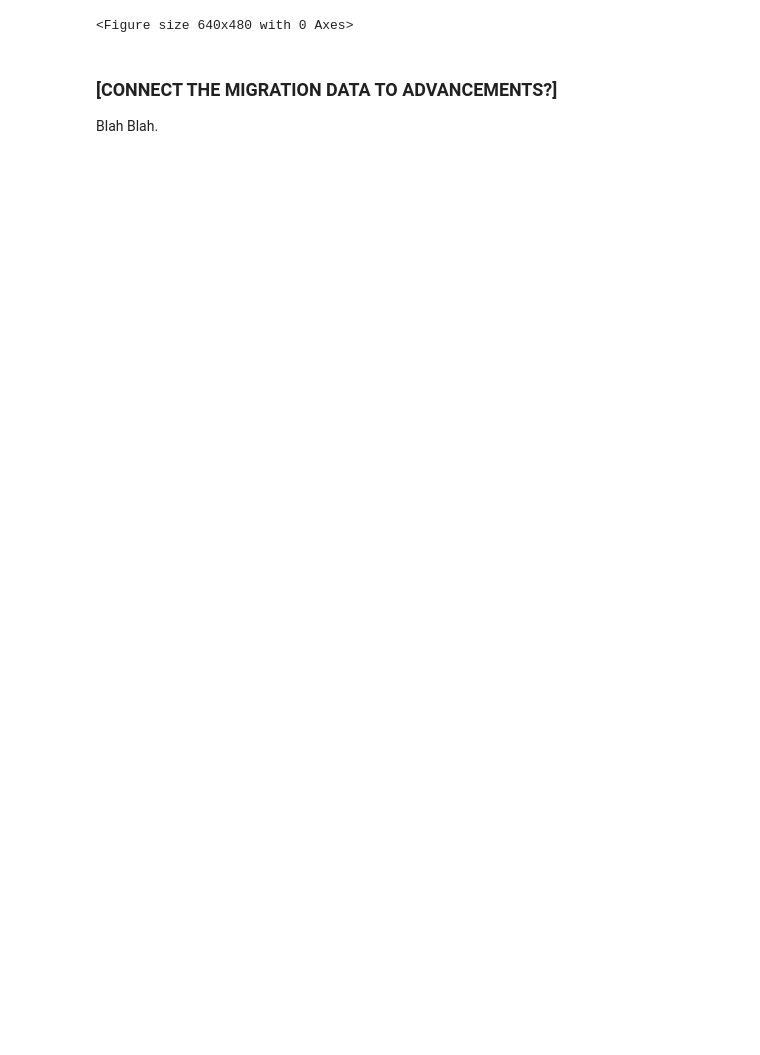
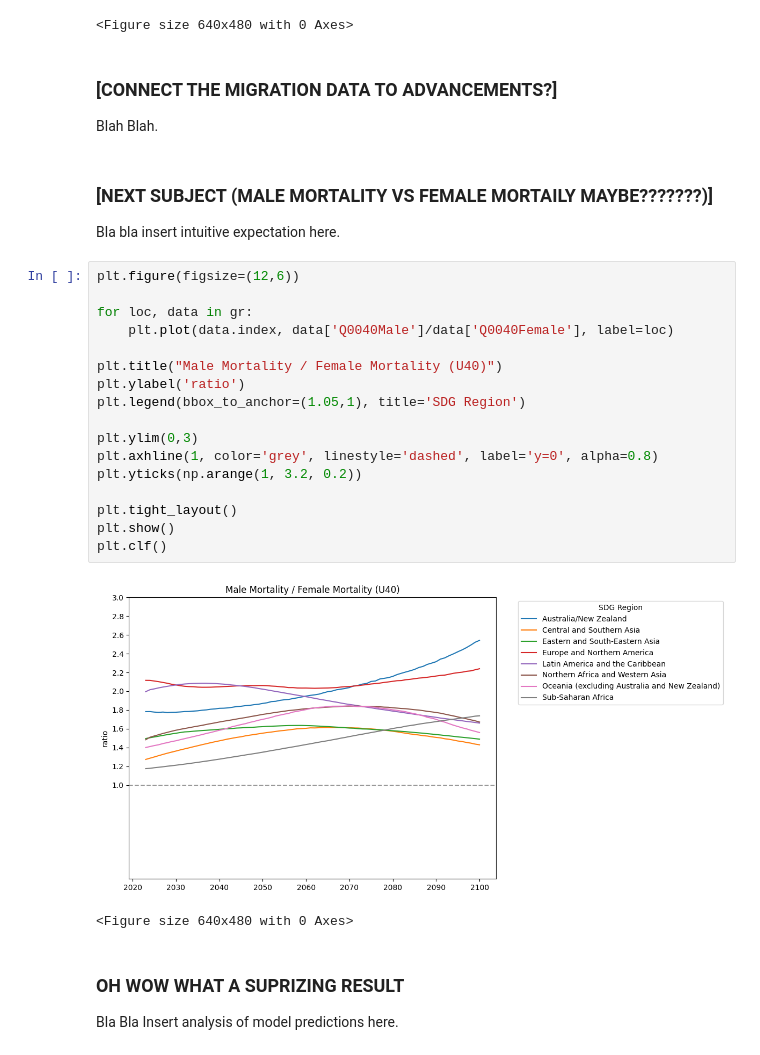
Before and after one commit to GongJr0/UW_Data_Science_Population_Analysis, a Jupyter notebook: Analysis.ipynb, the cells around one changed output. Saved outputs shown, nothing was run; the diff lists cells and outputs as text; blank space fills up the shorter version.

```diff
--- a/Analysis.ipynb
+++ b/Analysis.ipynb
@@ -178,3 +204,31 @@ plt.clf()
 ### [CONNECT THE MIGRATION DATA TO ADVANCEMENTS?]
 
 Blah Blah.
+# %% [markdown]
+### [NEXT SUBJECT (MALE MORTALITY VS FEMALE MORTAILY MAYBE???????)]
+
+Bla bla insert intuitive expectation here.
+# %%
+plt.figure(figsize=(12,6))
+
+for loc, data in gr:
+    plt.plot(data.index, data['Q0040Male']/data['Q0040Female'], label=loc)
+
+plt.title("Male Mortality / Female Mortality (U40)")
+plt.ylabel('ratio')
+plt.legend(bbox_to_anchor=(1.05,1), title='SDG Region')
+
+plt.ylim(0,3)
+plt.axhline(1, color='grey', linestyle='dashed', label='y=0', alpha=0.8)
+plt.yticks(np.arange(1, 3.2, 0.2))
+
+plt.tight_layout()
+plt.show()
+plt.clf()
+# %% [output]
+[figure, added]
+<Figure size 640x480 with 0 Axes>
+# %% [markdown]
+### OH WOW WHAT A SUPRIZING RESULT
+
+Bla Bla Insert analysis of model predictions here.
```
Also changed, not shown: parts of 3 cells of this notebook.
